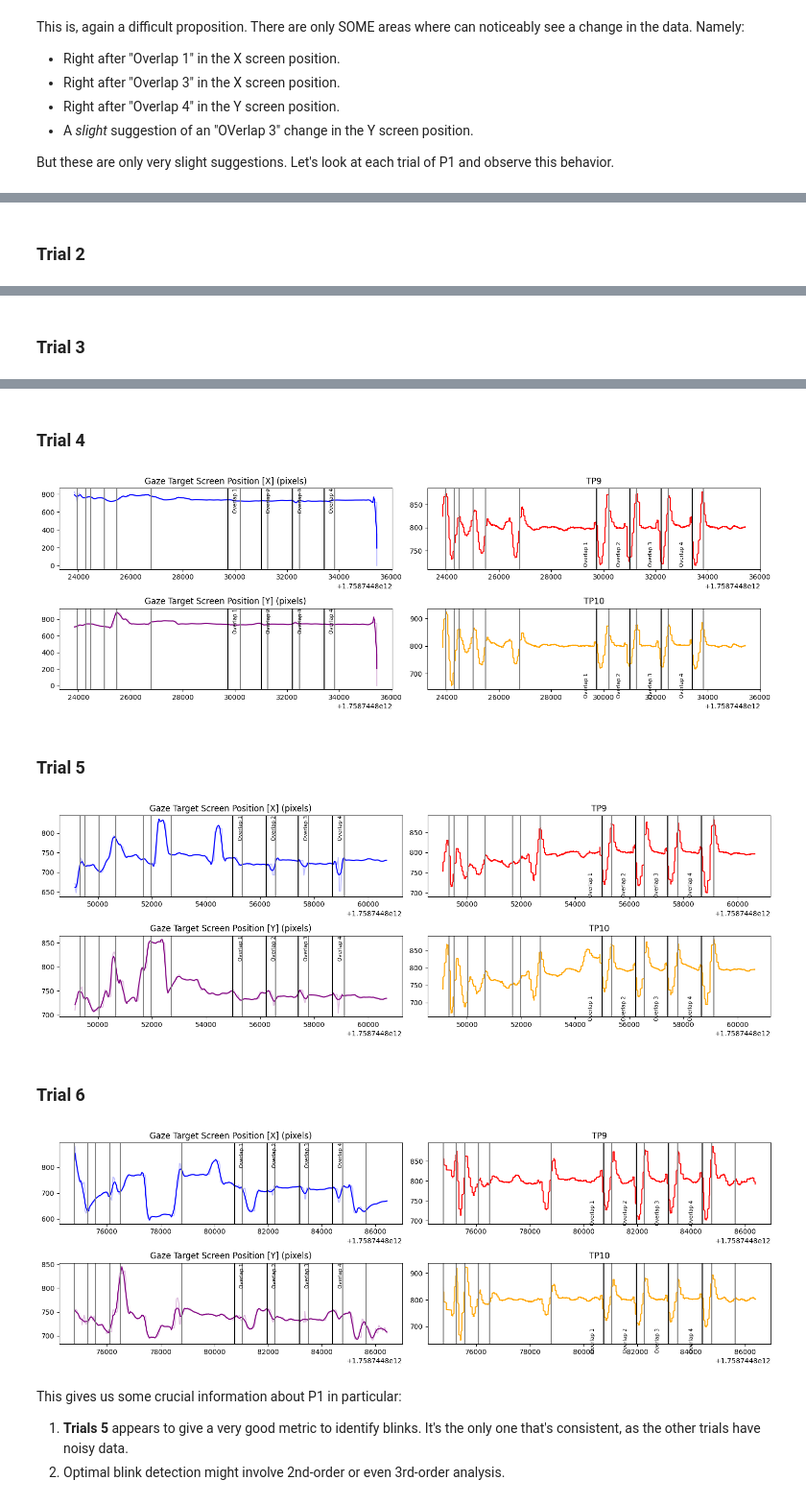
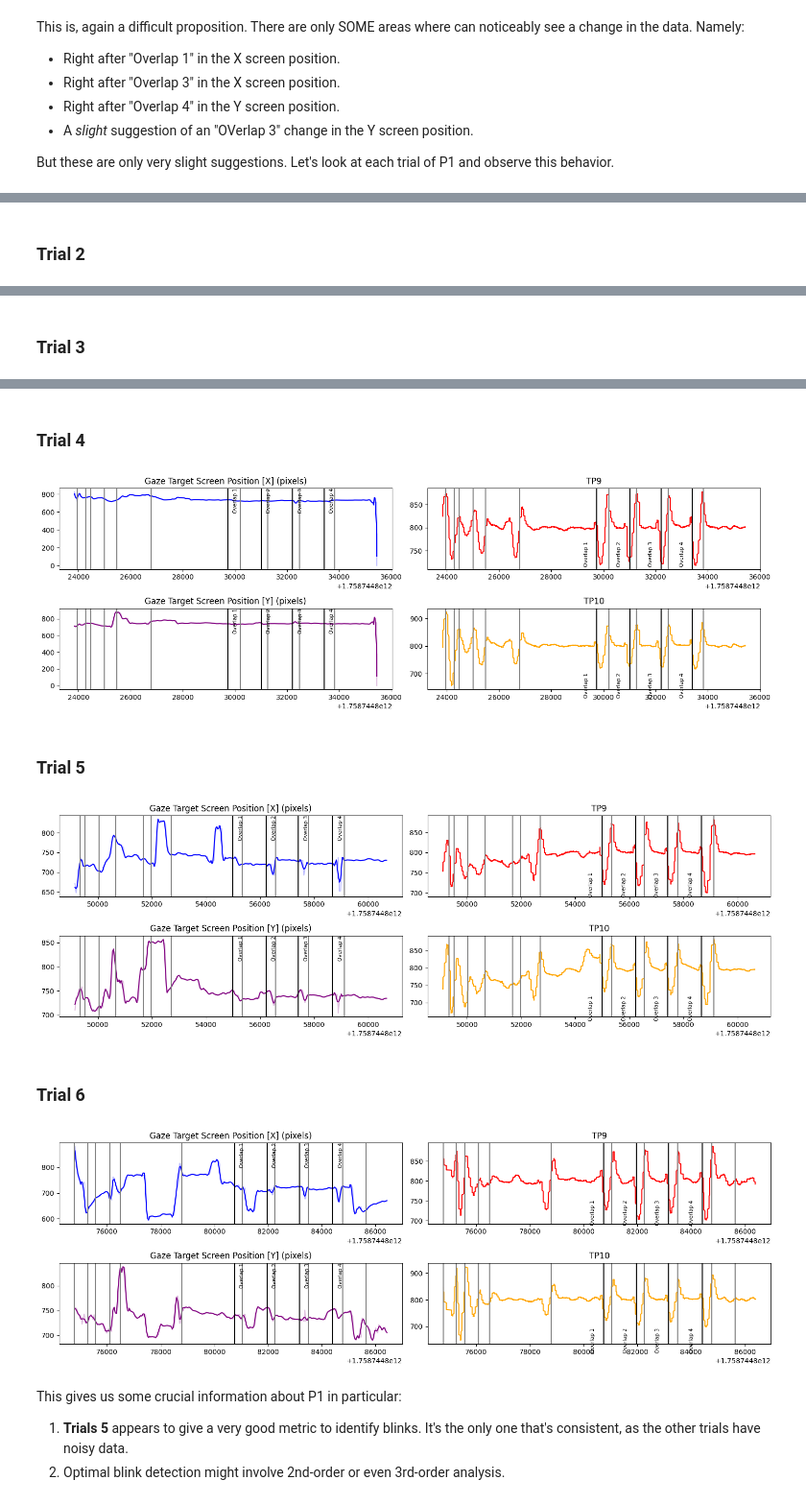
Before and after one commit to SimpleDevs-Research/eeg_blink_calibration, a Jupyter notebook: src/alignment.ipynb, the cells around one changed output, grey strips where cells are left out. Shown at 96% size. Saved outputs shown, nothing was run; the diff lists cells and outputs as text; code cells hidden in the pictures.

```diff
--- a/src/alignment.ipynb
+++ b/src/alignment.ipynb
@@ -21,7 +21,7 @@ pd.set_option('display.float_format', '{:.0f}'.format)
 
 Let's observe P1's data, which is stored in `src/data/P1/trials/`. Let's dive into the first trial's calibration stagge (`src/data/P1/trials/1/calibration/`) and interpret its relevant dataframes:
 # %%
-_EX_DIR = './data/P1/trials/1/calibration/'
+_EX_DIR = './data_separated/P1/trials/1/calibration/'
 
 _eye = pd.read_csv(_EX_DIR+'eye.csv').drop(columns=['Unnamed: 0'])
 _eeg_raw = pd.read_csv(_EX_DIR+'eeg_raw.csv').drop(columns=['Unnamed: 0'])
@@ -236,12 +243,12 @@ This is, again a difficult proposition. There are only SOME areas where can noti
 But these are only very slight suggestions. Let's look at each trial of P1 and observe this behavior.
 # %%
 # Get all calibration sessions
-all_cdfs = pd.read_csv('./data/P1/trials/calibrations.csv').drop(columns=['Unnamed: 0'])
+all_cdfs = pd.read_csv('./data_separated/P1/trials/calibrations.csv').drop(columns=['Unnamed: 0'])
 
 # Iterate and operate on each calibration session of each trial
 for index, trial in all_cdfs.iterrows():
     # What's the url to this calibration session?
-    cal_dir = f'./data/P1/trials/{trial["trial_id"]}/calibration/'
+    cal_dir = f'./data_separated/P1/trials/{trial["trial_id"]}/calibration/'
 
     # get our data
     _eye = pd.read_csv(cal_dir+'eye.csv').drop(columns=['Unnamed: 0'])
@@ -263,7 +270,7 @@ for index, trial in all_cdfs.iterrows():
     )
     plot_line(
         _eye['unix_ms'].to_list(),
-        savgol_filter(_eye['gaze_target_screen_pos_x'].to_list(), window_length=10, polyorder=3, mode='nearest'),
+        savgol_filter(_eye['gaze_target_screen_pos_x'].to_list(), window_length=10, polyorder=4, mode='nearest'),
         axes[0][0],
         _title =  'Gaze Target Screen Position [X] (pixels)', _color = 'blue', _marker=None
     )
@@ -275,7 +282,7 @@ for index, trial in all_cdfs.iterrows():
     )
     plot_line(
         _eye['unix_ms'].to_list(),
-        savgol_filter(_eye['gaze_target_screen_pos_y'].to_list(), window_length=10, polyorder=3, mode='nearest'),
+        savgol_filter(_eye['gaze_target_screen_pos_y'].to_list(), window_length=10, polyorder=4, mode='nearest'),
         axes[1][0],
         _title =  'Gaze Target Screen Position [Y] (pixels)', _color = 'purple', _marker=None
     )
@@ -301,34 +308,34 @@ for index, trial in all_cdfs.iterrows():
         axes[0][0].axvline(x=row['unix_ms'], c='black')
         axes[0][0].text(row['unix_ms']+200, axes[0][0].get_ylim()[1]-0.05, f"Overlap {row['overlap_counter']}", rotation=90, verticalalignment='top', fontsize=7.5)
         axes[1][0].axvline(x=row['unix_ms'], c='black')
         axes[1][0].text(row['unix_ms']+200, axes[1][0].get_ylim()[1]-0.05, f"Overlap {row['overlap_counter']}", rotation=90, verticalalignment='top', fontsize=7.5)
         axes[0][1].axvline(x=row['unix_ms'], c='black')
         axes[0][1].text(row['unix_ms']-500, axes[0][1].get_ylim()[0]+60, f"Overlap {row['overlap_counter']}", rotation=90, verticalalignment='top', fontsize=7.5)
         axes[1][1].axvline(x=row['unix_ms'], c='black')
         axes[1][1].text(row['unix_ms']-500, axes[1][1].get_ylim()[0]+60, f"Overlap {row['overlap_counter']}", rotation=90, verticalalignment='top', fontsize=7.5)
 
     for index, row in _muse_blinks.iterrows():
         axes[0][0].axvline(x=row['unix_ms'], c='gray')
         axes[1][0].axvline(x=row['unix_ms'], c='gray')
         axes[0][1].axvline(x=row['unix_ms'], c='gray')
         axes[1][1].axvline(x=row['unix_ms'], c='gray')
 
     display(Markdown(f'### Trial {trial["trial_id"]}'))
     plt.tight_layout()
     plt.show()
 # %% [output]
 ### Trial 1
 [figure]
 ### Trial 2
 [figure]
 ### Trial 3
 [figure]
 ### Trial 4
 [figure]
 ### Trial 5
 [figure]
 ### Trial 6
-[figure, old version]
+[figure, new version]
 # %% [markdown]
 This gives us some crucial information about P1 in particular:
 
```
Also changed, not shown: parts of 5 cells of this notebook, 1 other file.
